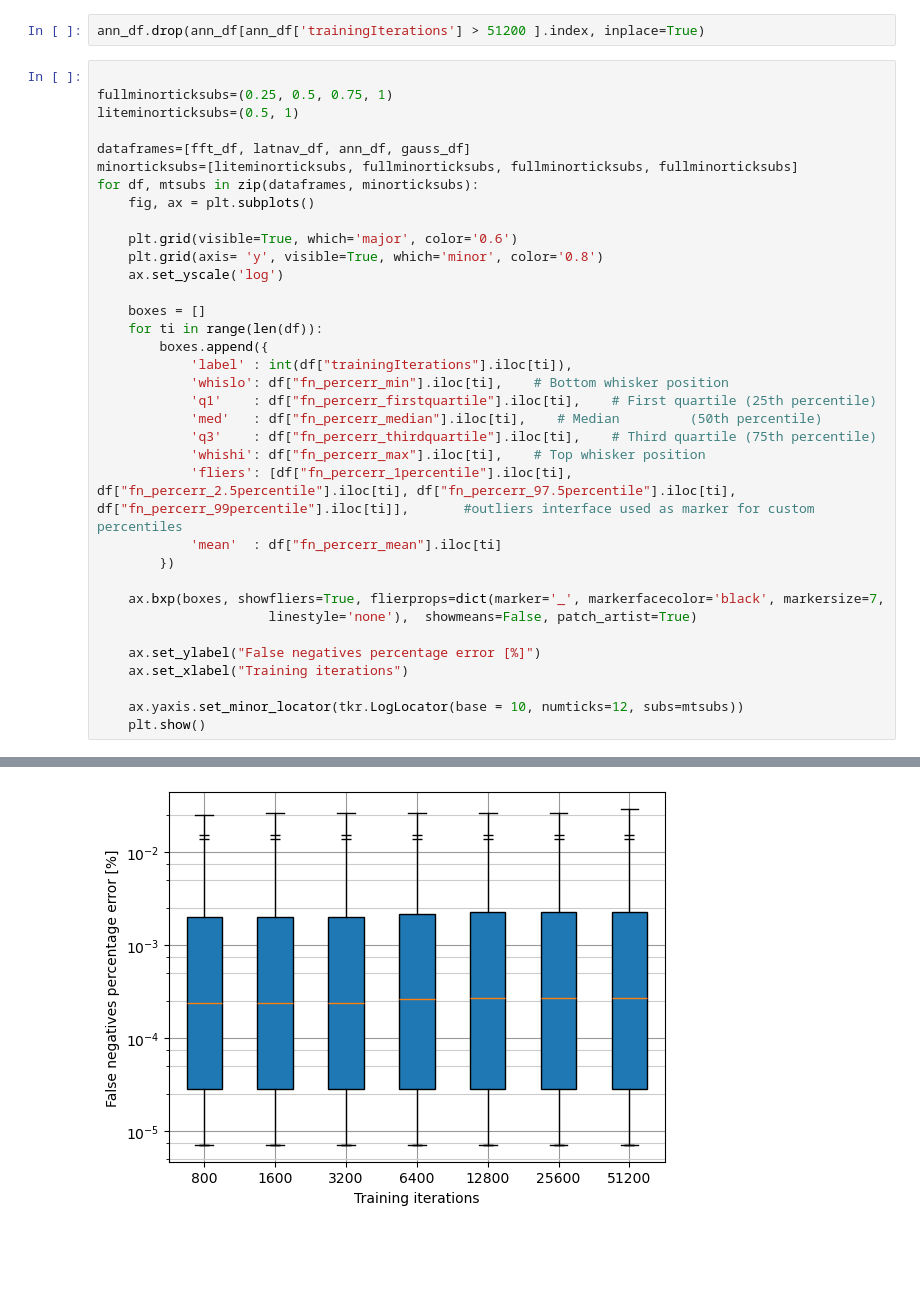
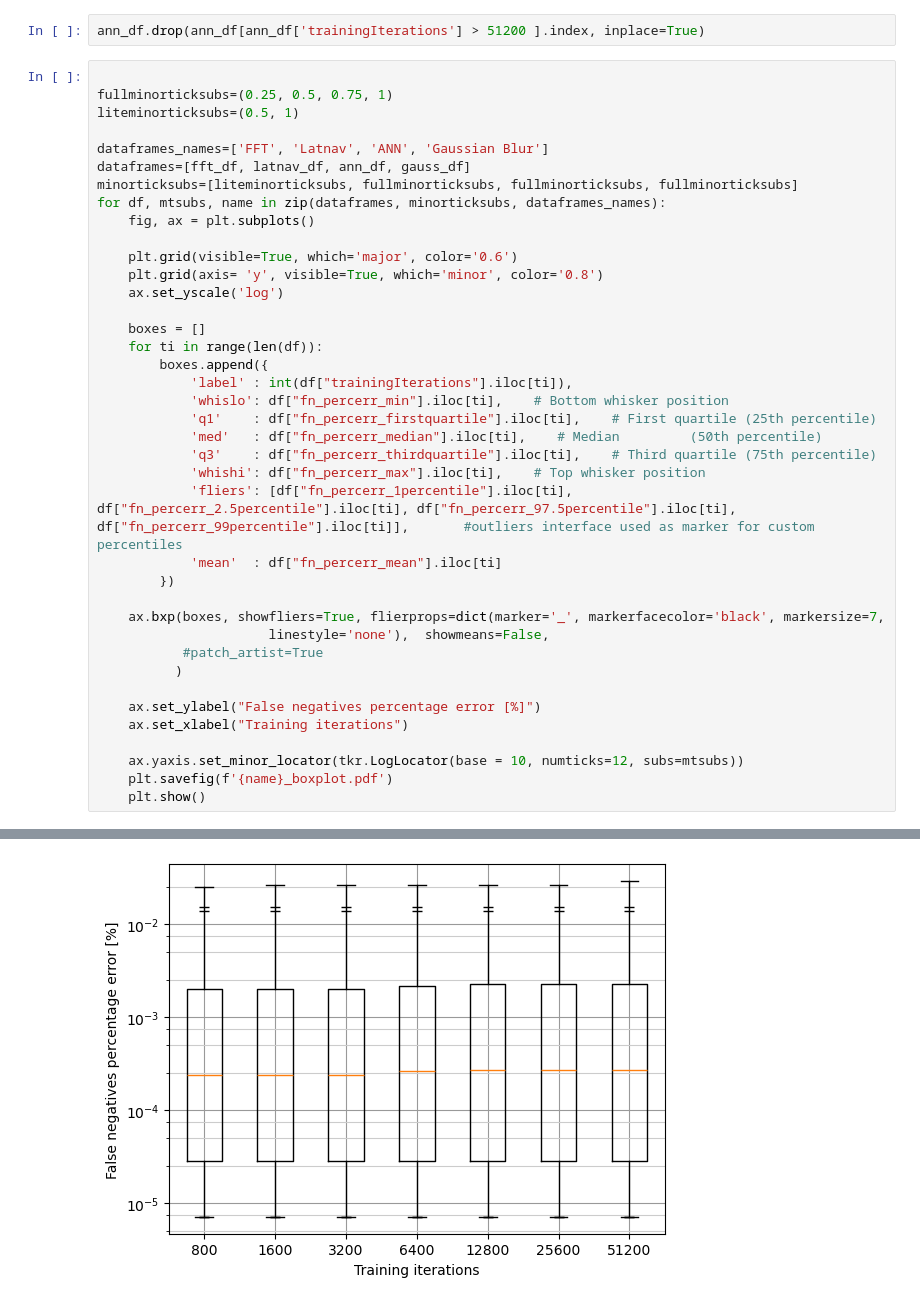
Before and after one commit to francesco-ratti/heteregeneousRTOS_benchmarks_data_analysis_scripts, a Jupyter notebook: box_plots.ipynb, the cells around one changed output, grey strips where cells are left out. Cells and saved outputs as stored; diff of their text form; blank space fills up the shorter version.

Commit message:
improvements to plots

```diff
--- a/box_plots.ipynb
+++ b/box_plots.ipynb
@@ -85,9 +84,10 @@ ann_df.drop(ann_df[ann_df['trainingIterations'] > 51200 ].index, inplace=True)
 fullminorticksubs=(0.25, 0.5, 0.75, 1)
 liteminorticksubs=(0.5, 1)
 
+dataframes_names=['FFT', 'Latnav', 'ANN', 'Gaussian Blur']
 dataframes=[fft_df, latnav_df, ann_df, gauss_df]
 minorticksubs=[liteminorticksubs, fullminorticksubs, fullminorticksubs, fullminorticksubs]
-for df, mtsubs in zip(dataframes, minorticksubs):
+for df, mtsubs, name in zip(dataframes, minorticksubs, dataframes_names):
     fig, ax = plt.subplots()
 
     plt.grid(visible=True, which='major', color='0.6')
@@ -108,11 +108,14 @@ for df, mtsubs in zip(dataframes, minorticksubs):
         })
 
     ax.bxp(boxes, showfliers=True, flierprops=dict(marker='_', markerfacecolor='black', markersize=7,
-                      linestyle='none'),  showmeans=False, patch_artist=True)
+                      linestyle='none'),  showmeans=False,
+           #patch_artist=True
+          )
 
     ax.set_ylabel("False negatives percentage error [%]")
     ax.set_xlabel("Training iterations")
 
     ax.yaxis.set_minor_locator(tkr.LogLocator(base = 10, numticks=12, subs=mtsubs))
+    plt.savefig(f'{name}_boxplot.pdf')
     plt.show()
 # %% [output]
@@ -121 +124 @@ for df, mtsubs in zip(dataframes, minorticksubs):
-[figure, old version]
+[figure, new version]
```
Also changed, not shown: parts of 2 cells of this notebook, 1 other file.
